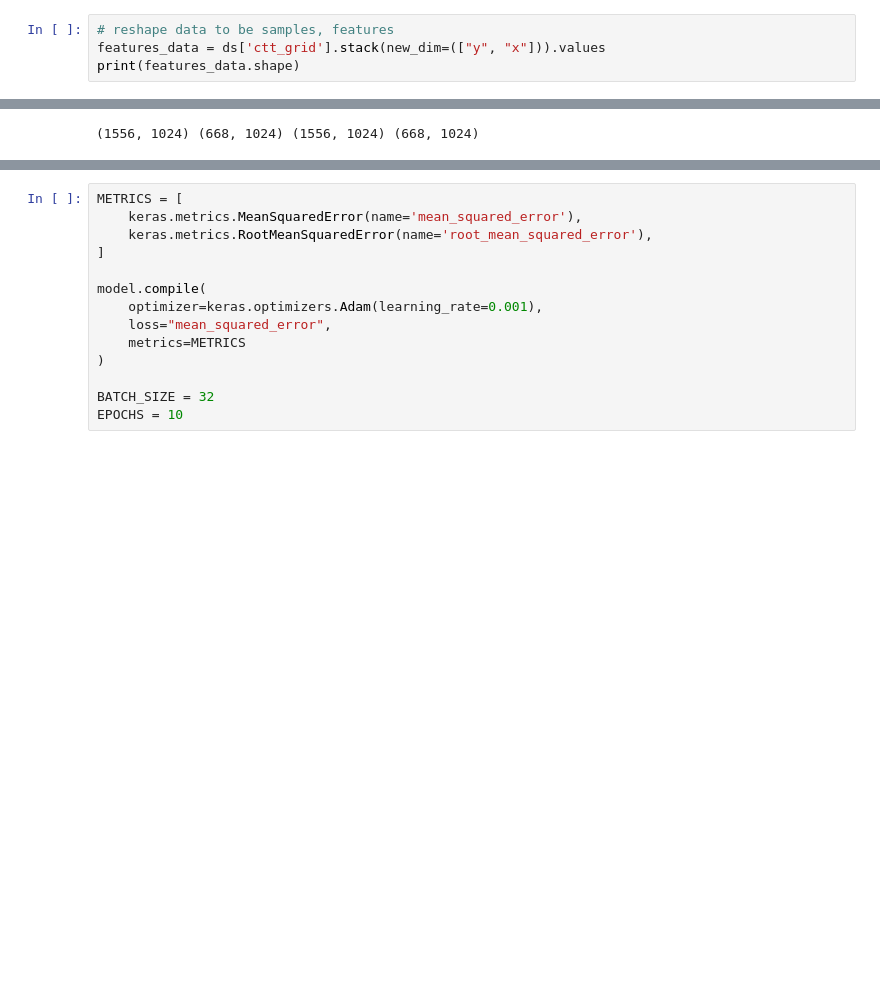
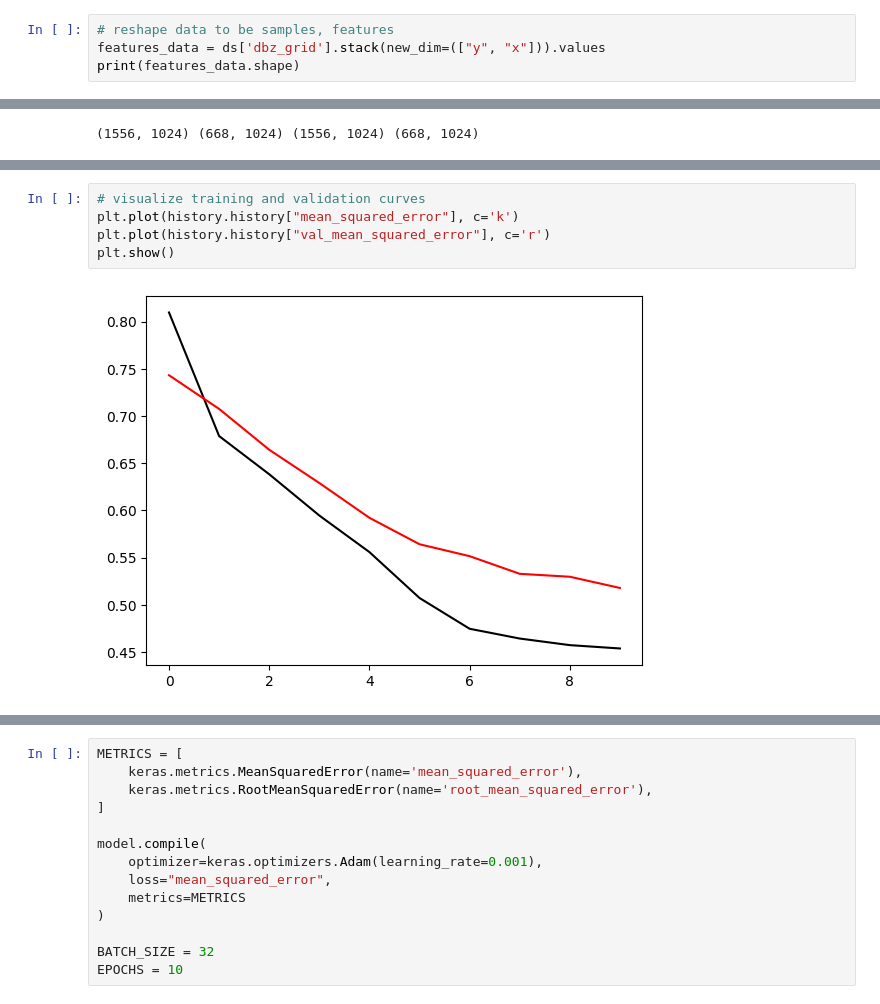
Before and after one commit to mariajmolina/UMDAOSC650, a Jupyter notebook: autoencoder.ipynb, the cells around one changed output, grey strips where cells are left out. Drawn from its saved outputs; the diff is of its cells as text; blank space fills up the shorter version.

```diff
--- a/autoencoder.ipynb
+++ b/autoencoder.ipynb
@@ -64,6 +71,6 @@ Dimensions without coordinates: y, x
 # %%
 # reshape data to be samples, features
-features_data = ds['ctt_grid'].stack(new_dim=(["y", "x"])).values
+features_data = ds['dbz_grid'].stack(new_dim=(["y", "x"])).values
 print(features_data.shape)
 # %% [output]
 (2224, 1024)
@@ -146,0 +204,7 @@ _________________________________________________________________
+# %%
+# visualize training and validation curves
+plt.plot(history.history["mean_squared_error"], c='k')
+plt.plot(history.history["val_mean_squared_error"], c='r')
+plt.show()
+# %% [output]
+[figure, added]
```
Also changed, not shown: parts of 80 cells of this notebook.
